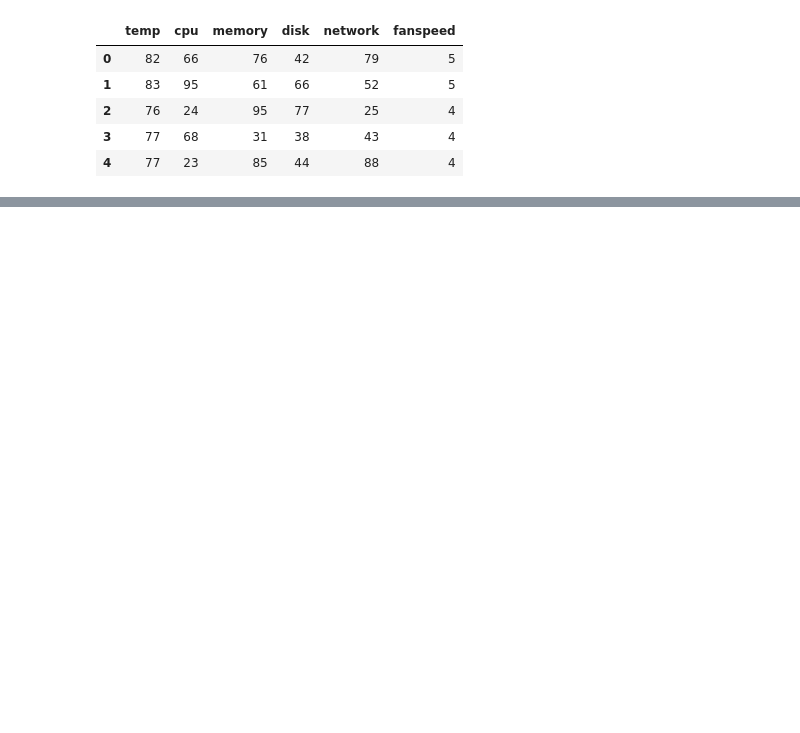
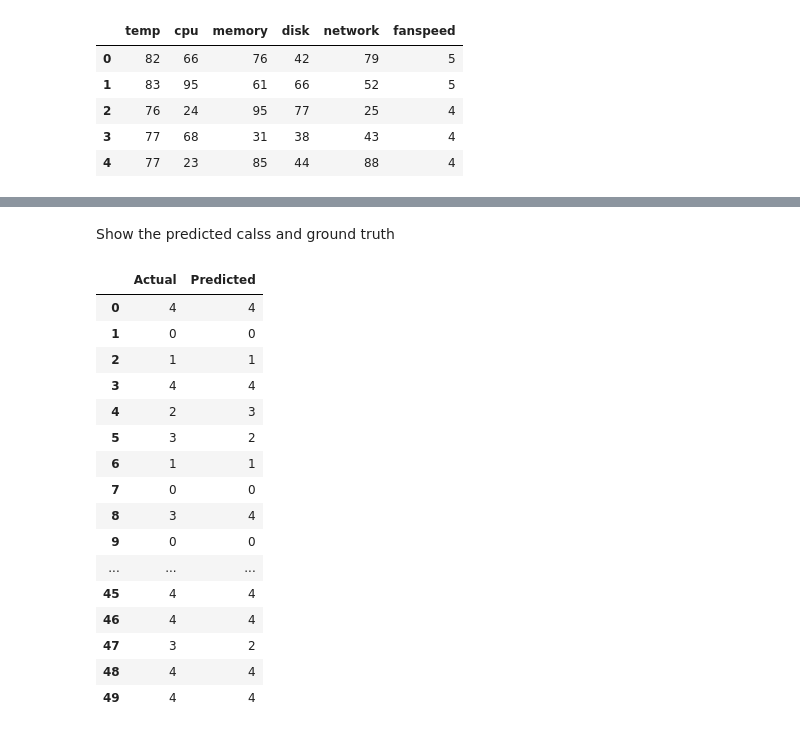
Before and after one commit to MuntasirMaruf/CVPR_B_MuntasirMaruf, a Jupyter notebook: Assignment_2_NN_22_46620_1.ipynb, the cells around one changed output, grey strips where cells are left out. Saved outputs shown, nothing was run; the diff lists cells and outputs as text; code cells hidden in the pictures; blank space fills up the shorter version.

```diff
--- a/Assignment_2_NN_22_46620_1.ipynb
+++ b/Assignment_2_NN_22_46620_1.ipynb
@@ -167,31 +114,0 @@ Accuracy: 9.0
-# %%
-predictions_test_probabilities = NN.feedForward(X_test)
-predictions_test_labels = np.argmax(predictions_test_probabilities, axis=1)
-
-def accuracy(y_true, y_pred):
-    return np.mean(y_true == y_pred)
-
-def precision(y_true, y_pred, class_label):
-    tp = np.sum((y_true == class_label) & (y_pred == class_label))
-    fp = np.sum((y_true != class_label) & (y_pred == class_label))
-    return tp / (tp + fp + 1e-8)
-
-def recall(y_true, y_pred, class_label):
-    tp = np.sum((y_true == class_label) & (y_pred == class_label))
-    fn = np.sum((y_true == class_label) & (y_pred != class_label))
-    return tp / (tp + fn + 1e-8)
-
-def f1_score(precision, recall):
-    return 2 * (precision * recall) / (precision + recall + 1e-8)
-
-overall_accuracy = accuracy(Y_test_labels, predictions_test_labels)
-print(f"Overall Accuracy: {overall_accuracy:.4f}")
-
-for i in range(num_classes):
-    prec = precision(Y_test_labels, predictions_test_labels, i)
-    rec = recall(Y_test_labels, predictions_test_labels, i)
-    f1 = f1_score(prec, rec)
-    print(f"Class {i+1}:")
-    print(f"  Precision: {prec:.4f}")
-    print(f"  Recall: {rec:.4f}")
-    print(f"  F1-Score: {f1:.4f}")
@@ -259,0 +178,29 @@ roc_curve_per_class(Y_test_onehot, predictions_test_probabilities, num_classes)
+# %% [markdown]
+Show the predicted calss and ground truth
+# %%
+top_50_df = pd.DataFrame({'Actual': val_true[:50], 'Predicted': val_preds[:50]})  # Taking top 50 for display
+
+def color_mismatch(val):
+    color = ['color: red;' if val['Actual'] != val['Predicted'] else 'color: black;'] * len(val)
+    return pd.Series(color, index=val.index)
+
+styled_df = top_50_df.style.apply(color_mismatch, axis=1)
+display(styled_df)
+# %% [output]
+|  | Actual | Predicted |
+| 0 | 4 | 4 |
+| 1 | 0 | 0 |
+| 2 | 1 | 1 |
+| 3 | 4 | 4 |
+| 4 | 2 | 3 |
+| 5 | 3 | 2 |
+| 6 | 1 | 1 |
+| 7 | 0 | 0 |
+| 8 | 3 | 4 |
+| 9 | 0 | 0 |
+| ... | ... | ... |
+| 45 | 4 | 4 |
+| 46 | 4 | 4 |
+| 47 | 3 | 2 |
+| 48 | 4 | 4 |
+| 49 | 4 | 4 |
```
Also changed, not shown: parts of 15 cells of this notebook.
